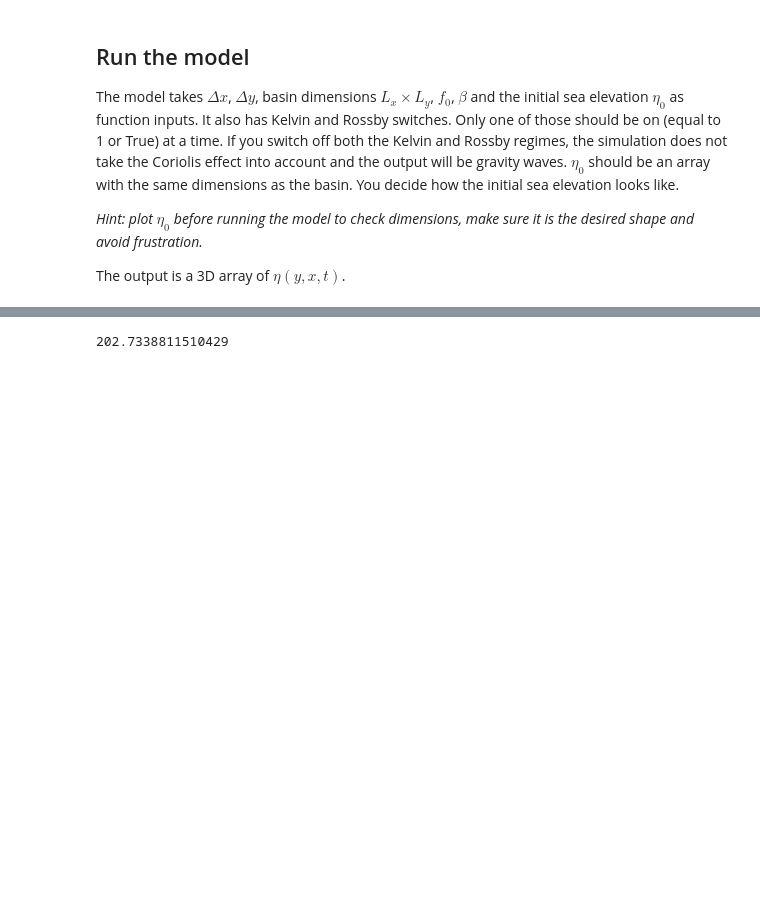
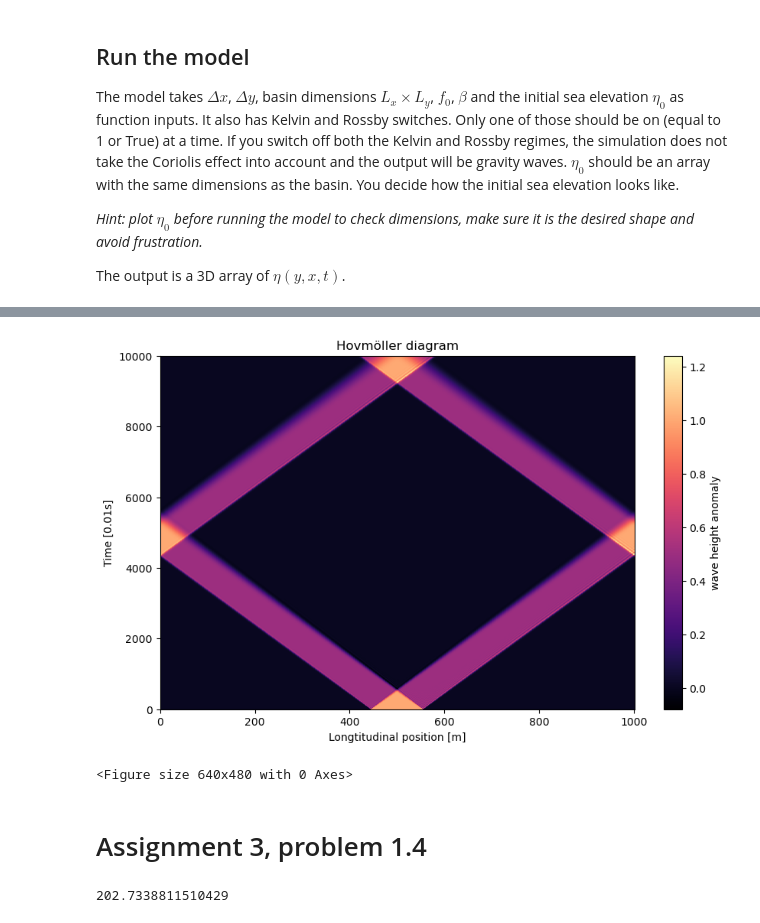
Before and after one commit to MKKrogsgaard/Fluid-Mechanics, a Jupyter notebook: Assignments/Assignment 3/SW.ipynb, the cells around one changed output, grey strips where cells are left out. Saved outputs shown, nothing was run; the diff lists cells and outputs as text; code cells hidden in the pictures; blank space fills up the shorter version.

Commit message:
New plots

```diff
--- a/Assignments/Assignment 3/SW.ipynb
+++ b/Assignments/Assignment 3/SW.ipynb
@@ -204,0 +212,2 @@ The output is a 3D array of $\eta(y,x,t)$.
+# %%
+eta_xt = run_model(dx, Lx, eta0, Nit=100000)
@@ -205,3 +237,21 @@ The output is a 3D array of $\eta(y,x,t)$.
+# %%
+time_steps = 10000
+
+hovmoller = eta_xt[0:time_steps,:]
+
+plt.figure(figsize =(10,6))
+plt.pcolormesh(hovmoller, cmap = "magma")
+plt.colorbar(label = "wave height anomaly")
+plt.xlabel("Longtitudinal position [m]")
+plt.ylabel("Time [0.01s]")
+plt.title("Hovmöller diagram")
+plt.show()
+plt.savefig("Hovmöller")
+# %% [output]
+[figure, added]
+<Figure size 640x480 with 0 Axes>
+# %% [markdown]
+# Assignment 3, problem 1.4
 # %%
 eta_xt = run_model(dx, Lx, eta0, Nit=100000)
 
```
Also changed, not shown: parts of 11 cells of this notebook, 2 other files.
